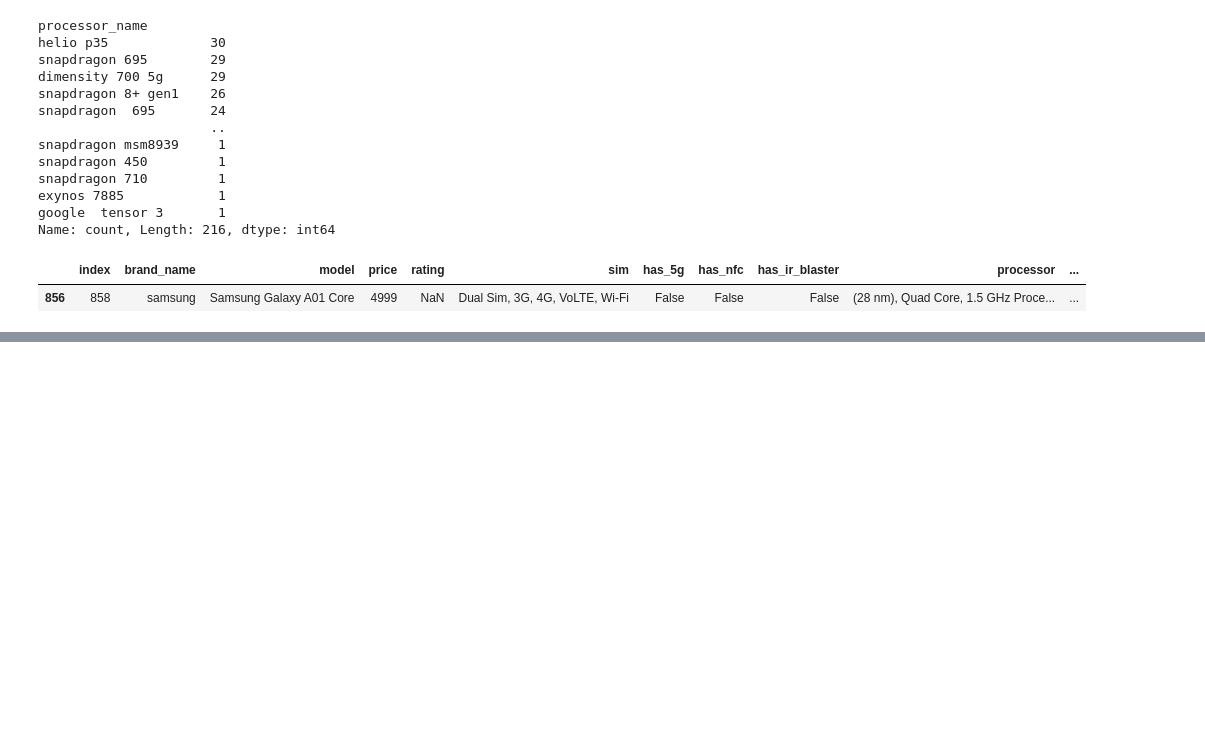
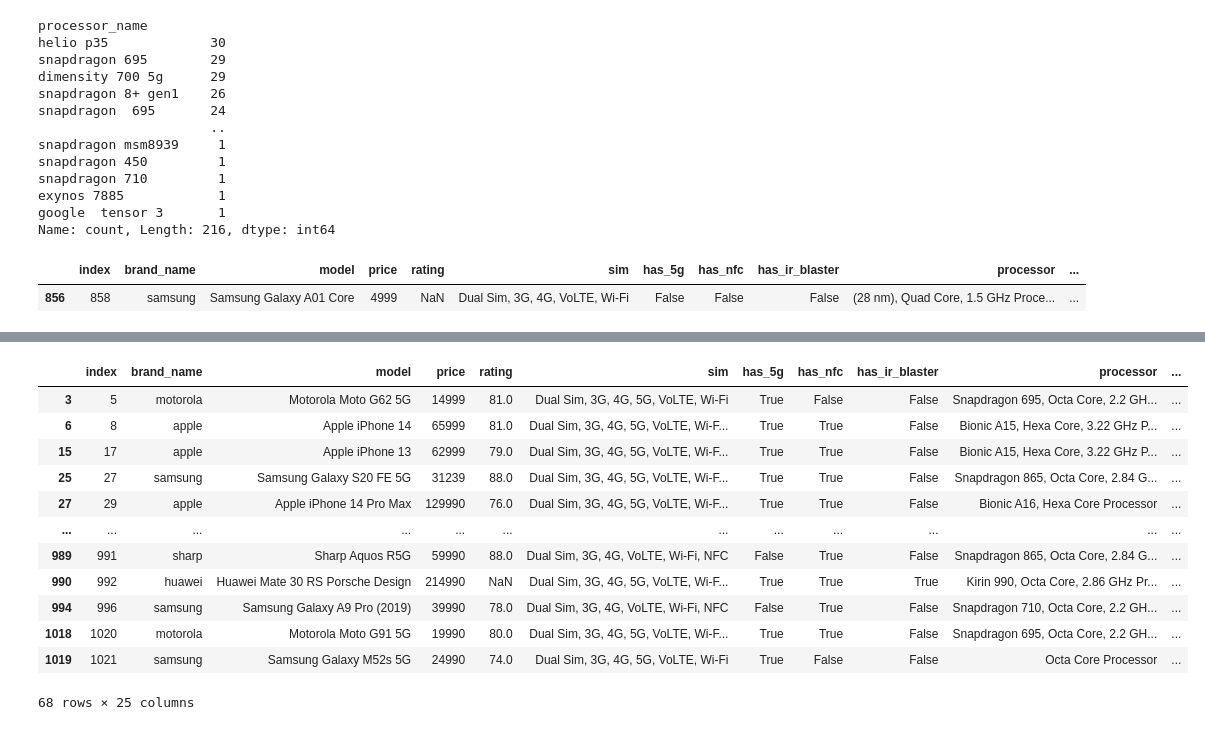
Before and after one commit to MohitMahi1/Smart-Phone-EDA-Analysis, a Jupyter notebook: SmartPhoneCleanData.ipynb, the cells around one changed output, grey strips where cells are left out. Drawn from its saved outputs; the diff is of its cells as text; code cells hidden in the pictures; blank space fills up the shorter version.

```diff
--- a/SmartPhoneCleanData.ipynb
+++ b/SmartPhoneCleanData.ipynb
@@ -819,0 +1063,9 @@ copy_df
+# %%
+# Now wroking on baterry column
+# Here we do 2 column extra one is batery capacity and another is fast charging capacity
+
+# But now we extract the battry_capacity
+battery_capacity = copy_df["battery"].str.strip().str.split("with").str.get(0).str.strip().str.findall(r"\b(\d+)\b").str.get(0).astype("float")
+# %%
+# Then inseart into column
+copy_df.insert(19, "battery_capacity", battery_capacity)
@@ -819,0 +1082,6 @@ copy_df
+# %%
+# Now extracting fast charger
+fast_charging = copy_df["battery"].str.strip().str.split("with").str.get(1).str.strip().str.extract(r'(\d+)\s*W')
+# %%
+# Now insearting the fast charger
+copy_df.insert(20, "fast_charging", fast_charging)
@@ -819,0 +1098,18 @@ copy_df
+# %%
+# Now check the values of battry capacity column
+copy_df["battery_capacity"].value_counts()
+copy_df[(copy_df["fast_charging"].isnull()) & (copy_df["battery"].str.contains("with", na=False))]
+# %% [output]
+|  | index | brand_name | model | price | rating | sim | has_5g | has_nfc | has_ir_blaster | processor | ... |
+| 3 | 5 | motorola | Motorola Moto G62 5G | 14999 | 81.0 | Dual Sim, 3G, 4G, 5G, VoLTE, Wi-Fi | True | False | False | Snapdragon 695, Octa Core, 2.2 GH... | ... |
+| 6 | 8 | apple | Apple iPhone 14 | 65999 | 81.0 | Dual Sim, 3G, 4G, 5G, VoLTE, Wi-F... | True | True | False | Bionic A15, Hexa Core, 3.22 GHz P... | ... |
+| 15 | 17 | apple | Apple iPhone 13 | 62999 | 79.0 | Dual Sim, 3G, 4G, 5G, VoLTE, Wi-F... | True | True | False | Bionic A15, Hexa Core, 3.22 GHz P... | ... |
+| 25 | 27 | samsung | Samsung Galaxy S20 FE 5G | 31239 | 88.0 | Dual Sim, 3G, 4G, 5G, VoLTE, Wi-F... | True | True | False | Snapdragon 865, Octa Core, 2.84 G... | ... |
+| 27 | 29 | apple | Apple iPhone 14 Pro Max | 129990 | 76.0 | Dual Sim, 3G, 4G, 5G, VoLTE, Wi-F... | True | True | False | Bionic A16, Hexa Core Processor | ... |
+| ... | ... | ... | ... | ... | ... | ... | ... | ... | ... | ... | ... |
+| 989 | 991 | sharp | Sharp Aquos R5G | 59990 | 88.0 | Dual Sim, 3G, 4G, VoLTE, Wi-Fi, NFC | False | True | False | Snapdragon 865, Octa Core, 2.84 G... | ... |
+| 990 | 992 | huawei | Huawei Mate 30 RS Porsche Design | 214990 | NaN | Dual Sim, 3G, 4G, 5G, VoLTE, Wi-F... | True | True | True | Kirin 990, Octa Core, 2.86 GHz Pr... | ... |
+| 994 | 996 | samsung | Samsung Galaxy A9 Pro (2019) | 39990 | 78.0 | Dual Sim, 3G, 4G, VoLTE, Wi-Fi, NFC | False | True | False | Snapdragon 710, Octa Core, 2.2 GH... | ... |
+| 1018 | 1020 | motorola | Motorola Moto G91 5G | 19990 | 80.0 | Dual Sim, 3G, 4G, 5G, VoLTE, Wi-F... | True | True | False | Snapdragon 695, Octa Core, 2.2 GH... | ... |
+| 1019 | 1021 | samsung | Samsung Galaxy M52s 5G | 24990 | 74.0 | Dual Sim, 3G, 4G, 5G, VoLTE, Wi-Fi | True | False | False | Octa Core Processor | ... |
+68 rows × 25 columns
```
Also changed, not shown: parts of 35 cells of this notebook.
